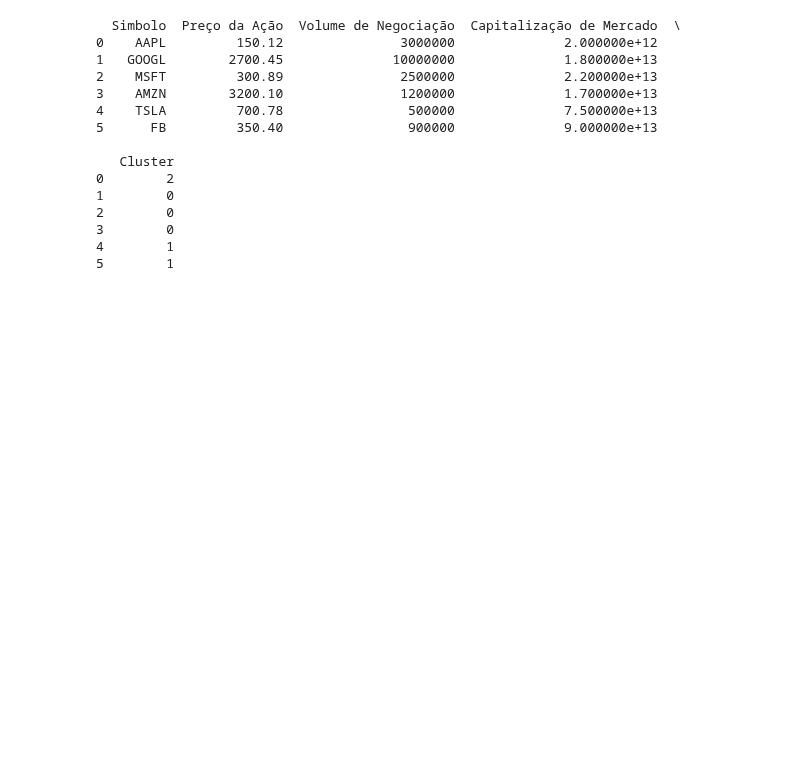
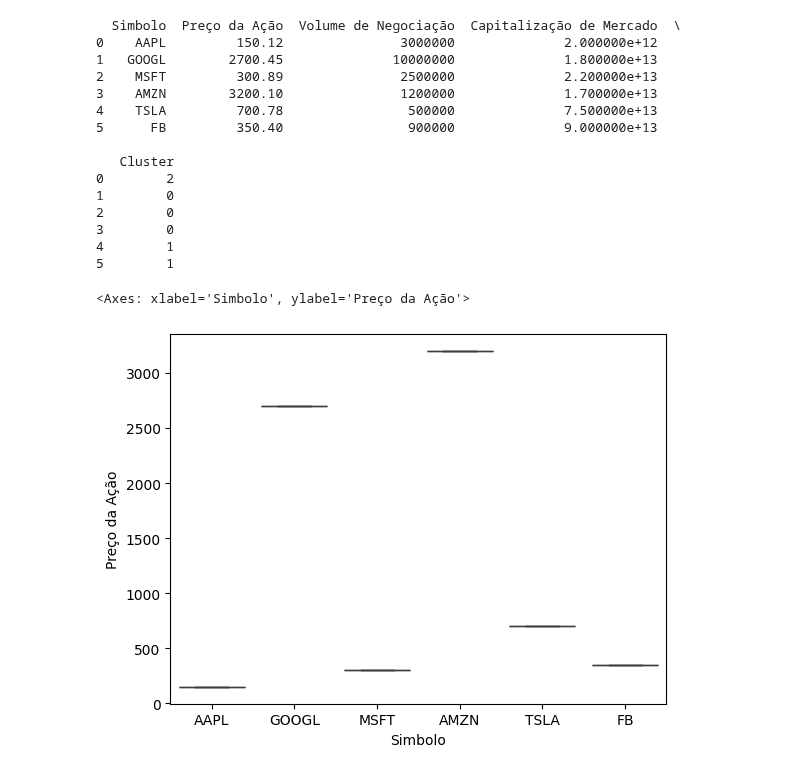
Before and after one commit to danielvieira95/Inteligencia_Artificial_2025, a Jupyter notebook: Turma-B/aula15/codigo1.ipynb, the cells around one changed output. Cells and saved outputs as stored; diff of their text form; code cells hidden in the pictures; blank space fills up the shorter version.

Commit message:
aula 15
boxplot

```diff
--- a/Turma-B/aula15/codigo1.ipynb
+++ b/Turma-B/aula15/codigo1.ipynb
@@ -75,3 +75,8 @@ print(df) # Analise dos clusters formados
 3        0
 4        1
 5        1
+# %%
+sns.boxplot(x= df['Simbolo'],y=df['Preço da Ação'])
+# %% [output]
+<Axes: xlabel='Simbolo', ylabel='Preço da Ação'>
+[figure, added]
```
